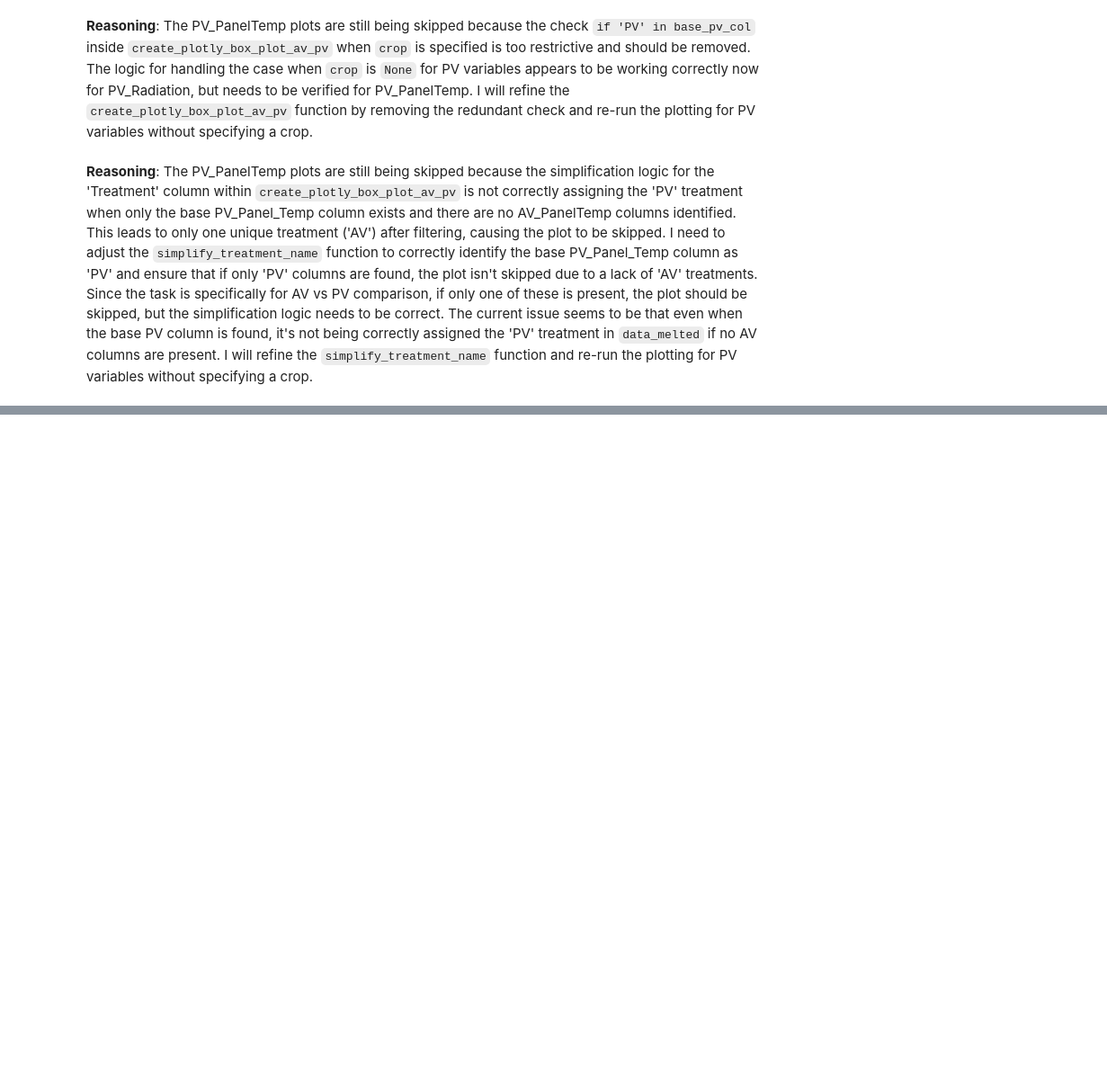
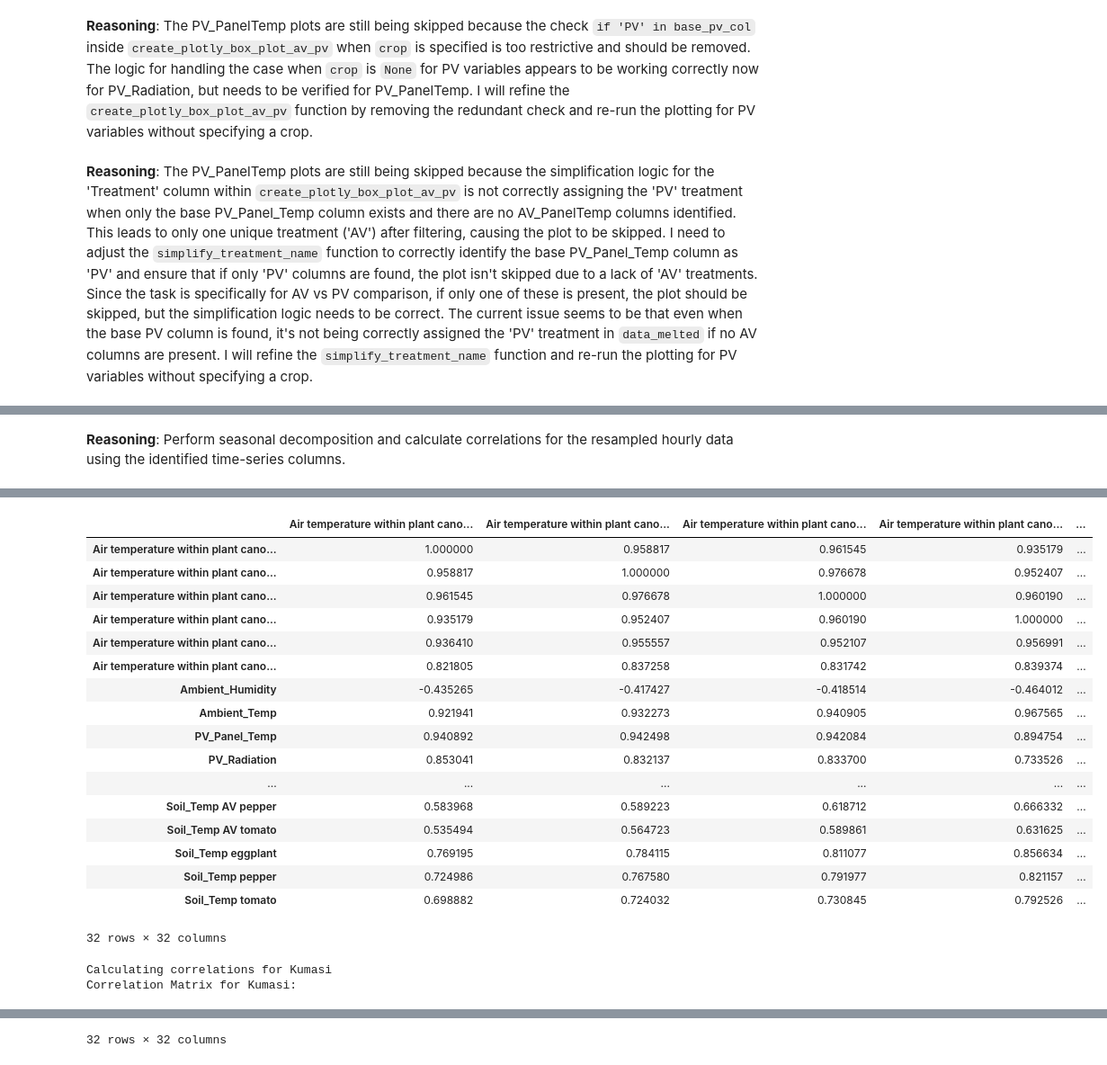
Before and after one commit to Richkul/APV-WEF, a Jupyter notebook: Untitled37.ipynb, the cells around one changed output, grey strips where cells are left out. Shown at 90% size. Cells and saved outputs as stored; diff of their text form; code cells hidden in the pictures; blank space fills up the shorter version.

```diff
--- a/Untitled37.ipynb
+++ b/Untitled37.ipynb
@@ -100,3 +103,7 @@ print("Tamale DataFrame with new index and columns:")
 display(tamale_df.head())
 print("\nKumasi DataFrame with new index and columns:")
 display(kumasi_df.head())
+# %%
+with open('/content/Prompt.txt', 'r', encoding='latin-1') as f:
+    prompt_content = f.read()
+print(prompt_content)
@@ -4895,0 +5963,9 @@ for var in pv_variables:
+# %%
+tamale_hourly = tamale_df.resample('H').mean()
+kumasi_hourly = kumasi_df.resample('H').mean()
+
+print("Tamale Hourly Data Head:")
+display(tamale_hourly.head())
+
+print("\nKumasi Hourly Data Head:")
+display(kumasi_hourly.head())
@@ -4895,0 +6000,43 @@ for var in pv_variables:
+# %% [markdown]
+**Reasoning**:
+Perform seasonal decomposition and calculate correlations for the resampled hourly data using the identified time-series columns.
+# %%
+from statsmodels.tsa.seasonal import seasonal_decompose
+
+# Function to perform seasonal decomposition
+def perform_seasonal_decomposition(df, cols, location):
+    print(f"\nPerforming seasonal decomposition for {location}")
+    decompositions = {}
+    for col in cols:
+        print(f"Decomposing: {col}")
+        try:
+            # Use additive model and frequency of 24 for daily seasonality in hourly data
+            decomposition = seasonal_decompose(df[col].dropna(), model='additive', period=24)
+            decompositions[col] = decomposition
+            # Optional: Plot decomposition (can be done separately if needed)
+            # decomposition.plot()
+            # plt.suptitle(f'{col} Decomposition in {location}', y=1.02)
+            # plt.tight_layout()
+            # plt.show()
+        except Exception as e:
+            print(f"Could not perform decomposition for {col} in {location}: {e}")
+    return decompositions
+
+# Perform seasonal decomposition for Tamale and Kumasi
+tamale_decompositions = perform_seasonal_decomposition(tamale_hourly, tamale_ts_cols, 'Tamale')
+kumasi_decompositions = perform_seasonal_decomposition(kumasi_hourly, kumasi_ts_cols, 'Kumasi')
+
+# Function to calculate correlations between variables
+def calculate_correlations(df, cols, location):
+    print(f"\nCalculating correlations for {location}")
+    # Select only the relevant columns for correlation analysis
+    corr_df = df[cols]
+    correlation_matrix = corr_df.corr()
+    print(f"Correlation Matrix for {location}:")
+    display(correlation_matrix)
+    return correlation_matrix
+
+# Calculate correlations for Tamale and Kumasi using the hourly data
+tamale_correlation_matrix = calculate_correlations(tamale_hourly, tamale_ts_cols, 'Tamale')
+kumasi_correlation_matrix = calculate_correlations(kumasi_hourly, kumasi_ts_cols, 'Kumasi')
+# %% [output]
@@ -4895,0 +6060,20 @@ for var in pv_variables:
+|  | Air temperature within plant cano... | Air temperature within plant cano... | Air temperature within plant cano... | Air temperature within plant cano... | ... |
+| Air temperature within plant cano... | 1.000000 | 0.958817 | 0.961545 | 0.935179 | ... |
+| Air temperature within plant cano... | 0.958817 | 1.000000 | 0.976678 | 0.952407 | ... |
+| Air temperature within plant cano... | 0.961545 | 0.976678 | 1.000000 | 0.960190 | ... |
+| Air temperature within plant cano... | 0.935179 | 0.952407 | 0.960190 | 1.000000 | ... |
+| Air temperature within plant cano... | 0.936410 | 0.955557 | 0.952107 | 0.956991 | ... |
+| Air temperature within plant cano... | 0.821805 | 0.837258 | 0.831742 | 0.839374 | ... |
+| Ambient_Humidity | -0.435265 | -0.417427 | -0.418514 | -0.464012 | ... |
+| Ambient_Temp | 0.921941 | 0.932273 | 0.940905 | 0.967565 | ... |
+| PV_Panel_Temp | 0.940892 | 0.942498 | 0.942084 | 0.894754 | ... |
+| PV_Radiation | 0.853041 | 0.832137 | 0.833700 | 0.733526 | ... |
+| ... | ... | ... | ... | ... | ... |
+| Soil_Temp AV pepper | 0.583968 | 0.589223 | 0.618712 | 0.666332 | ... |
+| Soil_Temp AV tomato | 0.535494 | 0.564723 | 0.589861 | 0.631625 | ... |
+| Soil_Temp eggplant | 0.769195 | 0.784115 | 0.811077 | 0.856634 | ... |
+| Soil_Temp pepper | 0.724986 | 0.767580 | 0.791977 | 0.821157 | ... |
+| Soil_Temp tomato | 0.698882 | 0.724032 | 0.730845 | 0.792526 | ... |
+32 rows × 32 columns
+Calculating correlations for Kumasi
+Correlation Matrix for Kumasi:
@@ -4895,0 +6097 @@ for var in pv_variables:
+32 rows × 32 columns
```
Also changed, not shown: parts of 27 cells of this notebook.
